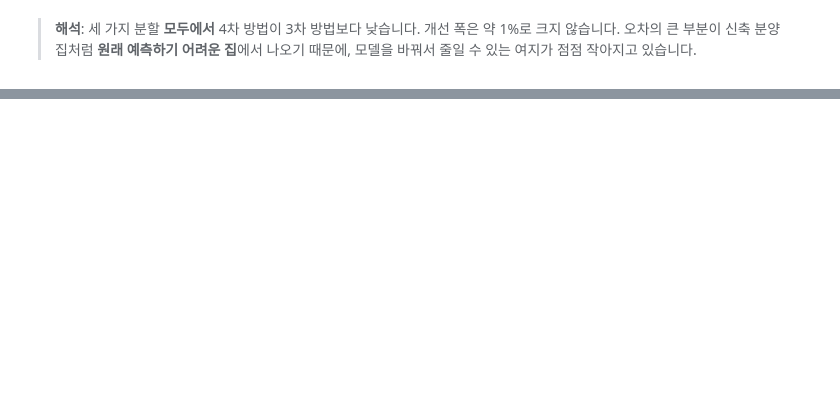
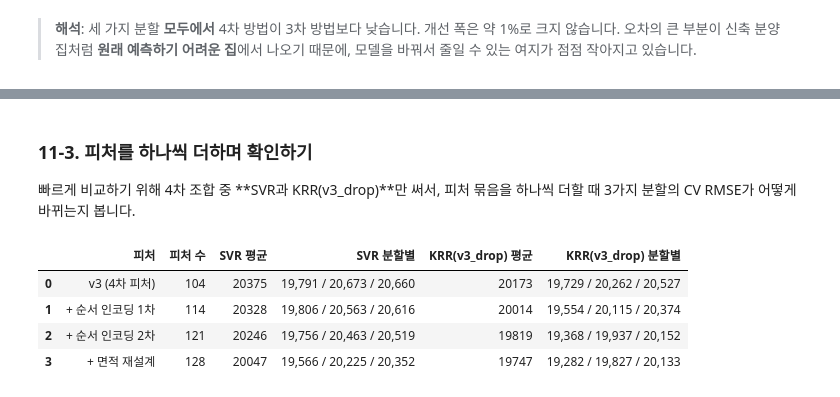
Before and after one commit to killua03400-coder/02.-EDA-Basic, a Jupyter notebook: 필수 머신러닝/modulabs-di/HousePrices_RMSE_개선.ipynb, the cells around one changed output, grey strips where cells are left out. Saved outputs shown, nothing was run; the diff lists cells and outputs as text; code cells hidden in the pictures; blank space fills up the shorter version.

```diff
--- a/필수 머신러닝/modulabs-di/HousePrices_RMSE_개선.ipynb
+++ b/필수 머신러닝/modulabs-di/HousePrices_RMSE_개선.ipynb
@@ -1281,0 +1374,27 @@ GB (v3_drop): 학습에서 뺀 집 18채, 비율 0.2
+# %% [markdown]
+### 11-3. 피처를 하나씩 더하며 확인하기
+
+빠르게 비교하기 위해 4차 조합 중 **SVR과 KRR(v3_drop)**만 써서, 피처 묶음을 하나씩 더할 때 3가지 분할의 CV RMSE가 어떻게 바뀌는지 봅니다.
+# %%
+steps_list = [("v3 (4차 피처)", set()), ("+ 순서 인코딩 1차", {"ord1"}),
+              ("+ 순서 인코딩 2차", {"ord1", "ord2"}), ("+ 면적 재설계", {"ord1", "ord2", "area"})]
+feat_rows = []
+for label, steps in steps_list:
+    Xf = add_features(X3, steps); Xfd = Xf.drop(columns=DROP_COLS)
+    linf, _ = make_preprocessors(Xf); linfd, _ = make_preprocessors(Xfd)
+    row = {"피처": label, "피처 수": Xf.shape[1]}
+    for mname, Xv, mk, cX, cl, clean, wpow in [
+        ("SVR", Xf, lambda: make_pipeline(linf(RobustScaler), SVR(C=best_svr_C, gamma=best_svr_g, epsilon=0.01)), X3, lin3, 3.5, 0.0),
+        ("KRR(v3_drop)", Xfd, lambda: make_pipeline(linfd(), KernelRidge(alpha=0.1, kernel="polynomial", degree=2, coef0=2.5)), X3d, lin3d, 3.0, 0.5)]:
+        r = [rmse_d(cv_clean_base(mk, Xv, cX, cl, clean, wpow, s)) for s in [42, 2, 123]]
+        row[f"{mname} 평균"] = round(np.mean(r))
+        row[f"{mname} 분할별"] = " / ".join(f"{x:,.0f}" for x in r)
+    feat_rows.append(row)
+feat_table = pd.DataFrame(feat_rows)
+feat_table
+# %% [output]
+|  | 피처 | 피처 수 | SVR 평균 | SVR 분할별 | KRR(v3_drop) 평균 | KRR(v3_drop) 분할별 |
+| 0 | v3 (4차 피처) | 104 | 20375 | 19,791 / 20,673 / 20,660 | 20173 | 19,729 / 20,262 / 20,527 |
+| 1 | + 순서 인코딩 1차 | 114 | 20328 | 19,806 / 20,563 / 20,616 | 20014 | 19,554 / 20,115 / 20,374 |
+| 2 | + 순서 인코딩 2차 | 121 | 20246 | 19,756 / 20,463 / 20,519 | 19819 | 19,368 / 19,937 / 20,152 |
+| 3 | + 면적 재설계 | 128 | 20047 | 19,566 / 20,225 / 20,352 | 19747 | 19,282 / 19,827 / 20,133 |
```
Also changed, not shown: parts of 26 cells of this notebook, 1 other file.
